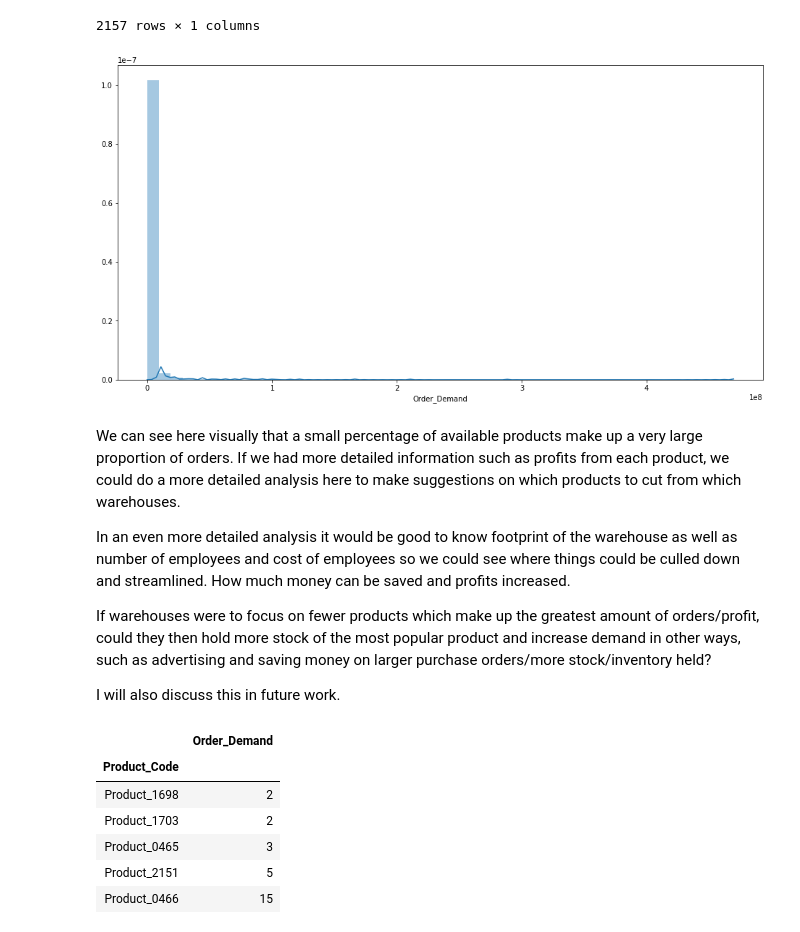
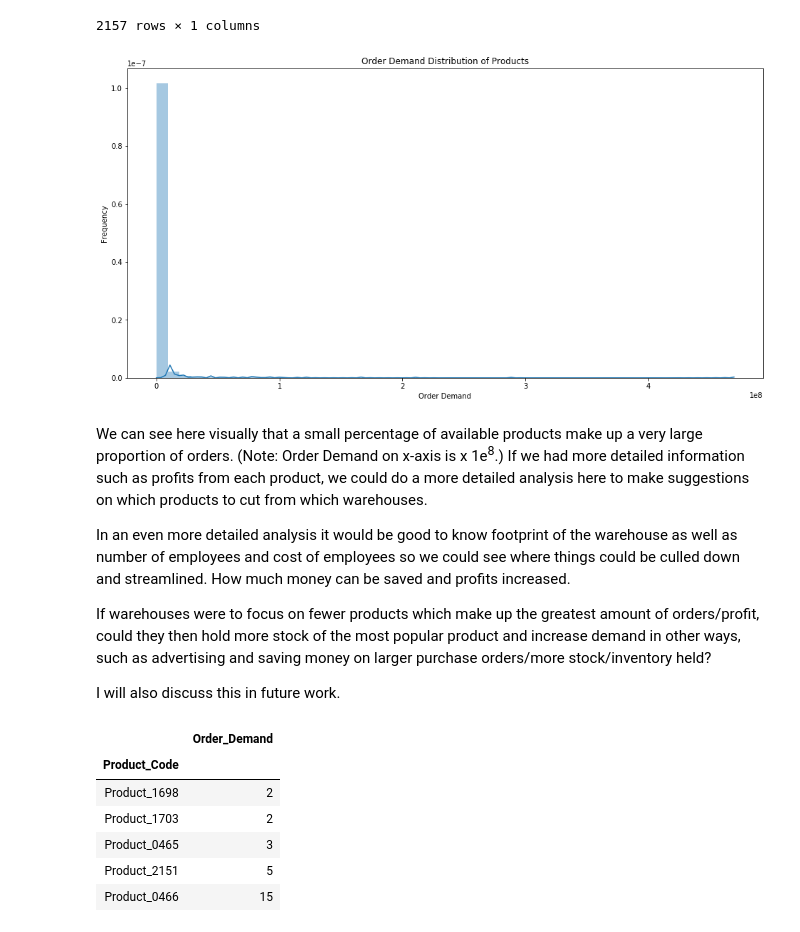
Before and after one commit to JessicaFB/Product-Demand-Forecasting, a Jupyter notebook: Predicting-Product-Demand.ipynb, the cells around one changed output. Drawn from its saved outputs; the diff is of its cells as text; code cells hidden in the pictures.

```diff
--- a/Predicting-Product-Demand.ipynb
+++ b/Predicting-Product-Demand.ipynb
@@ -383,13 +383,23 @@ ts_df_prod
 | Product_1359 | 469765000 |
 2157 rows × 1 columns
 # %%
+# Sort values in descending order
 ts_df_prod = ts_df_prod.sort_values(by='Order_Demand', ascending=False)
+
+# Plot
+# Set figure size
 plt.figure(figsize=(16,8))
-sns.distplot(ts_df_prod.Order_Demand);
+# Plot
+sns.distplot(ts_df_prod.Order_Demand)
+# Title, x & y axis labels
+plt.title('Order Demand Distribution of Products')
+plt.ylabel('Frequency')
+plt.xlabel('Order Demand')
+plt.show()
 # %% [output]
-[figure, old version]
+[figure, new version]
 # %% [markdown]
-We can see here visually that a small percentage of available products make up a very large proportion of orders. If we had more detailed information such as profits from each product, we could do a more detailed analysis here to make suggestions on which products to cut from which warehouses.
+We can see here visually that a small percentage of available products make up a very large proportion of orders. (Note: Order Demand on x-axis is x 1e<sup>8</sup>.) If we had more detailed information such as profits from each product, we could do a more detailed analysis here to make suggestions on which products to cut from which warehouses.
 
 In an even more detailed analysis it would be good to know footprint of the warehouse as well as number of employees and cost of employees so we could see where things could be culled down and streamlined. How much money can be saved and profits increased.
 
```
Also changed, not shown: parts of 9 cells of this notebook.
